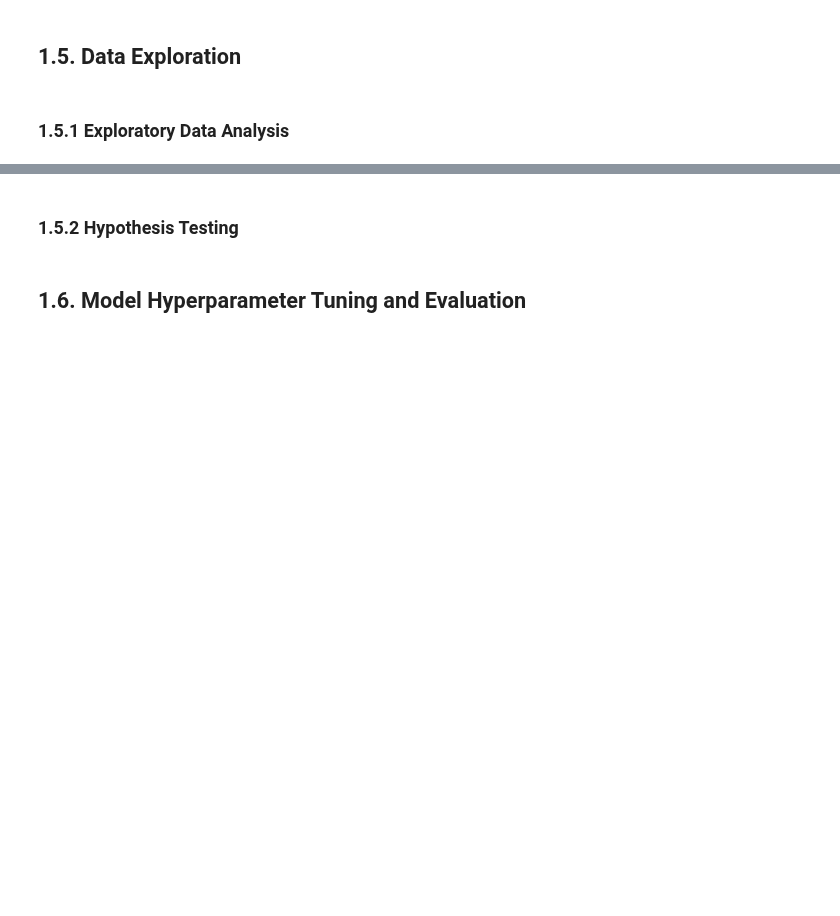
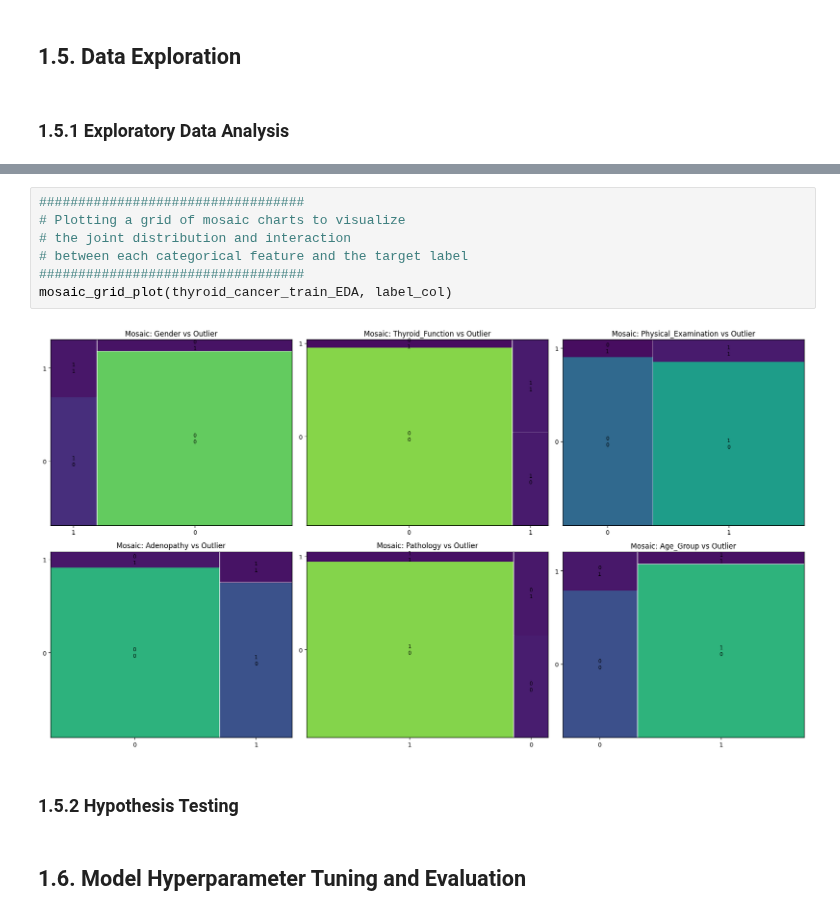
Before and after one commit to JohnPaulinePineda/Portfolio_Project_61, a Jupyter notebook: codes/DetectingAndEvaluatingAnomaliesInCategoricalDataUnderSupervisedAndUnsupervisedSettings.ipynb, the cells around one changed output, grey strips where cells are left out. Drawn from its saved outputs; the diff is of its cells as text; blank space fills up the shorter version.

```diff
--- a/codes/DetectingAndEvaluatingAnomaliesInCategoricalDataUnderSupervisedAndUnsupervisedSettings.ipynb
+++ b/codes/DetectingAndEvaluatingAnomaliesInCategoricalDataUnderSupervisedAndUnsupervisedSettings.ipynb
@@ -1530,3 +1763,12 @@ y_test.to_csv(os.path.join("..", DATASETS_FINAL_TEST_TARGET_PATH, "y_test.csv"),
+# %%
+##################################
+# Plotting a grid of mosaic charts to visualize
+# the joint distribution and interaction
+# between each categorical feature and the target label
+##################################
+mosaic_grid_plot(thyroid_cancer_train_EDA, label_col)
+# %% [output]
+[figure, added]
 # %% [markdown]
 ### 1.5.2 Hypothesis Testing <a class="anchor" id="1.5.2"></a>
 # %% [markdown]
```
Also changed, not shown: parts of 37 cells of this notebook, 1 other file.
